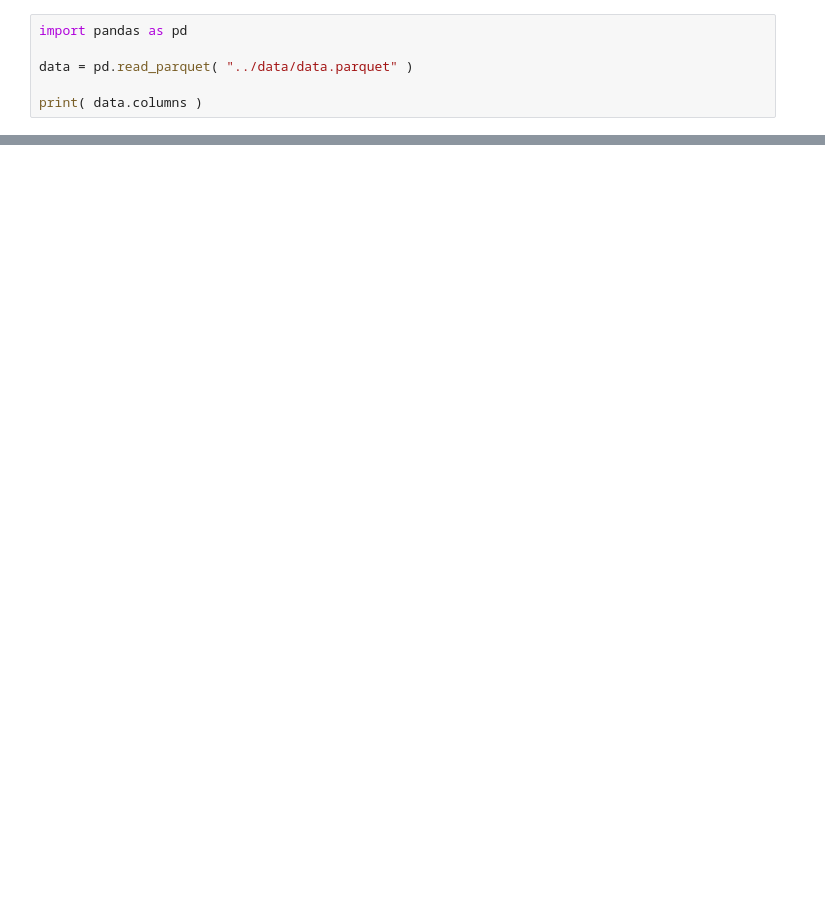
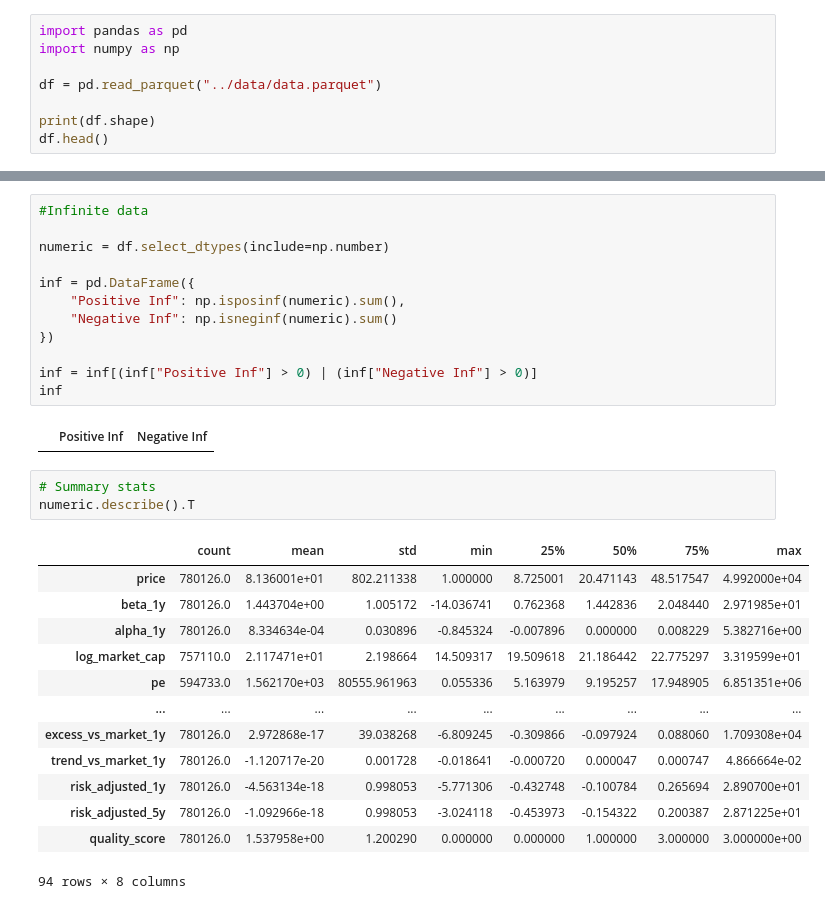
Before and after one commit to CaptainCaswell/COMP440-FinData, a Jupyter notebook: notebooks/clean_data.ipynb, the cells around one changed output, grey strips where cells are left out. Saved outputs shown, nothing was run; the diff lists cells and outputs as text; blank space fills up the shorter version.

Commit message:
Checking for bad data.

```diff
--- a/notebooks/clean_data.ipynb
+++ b/notebooks/clean_data.ipynb
@@ -1,7 +1,9 @@
 # %%
 import pandas as pd
+import numpy as np
 
-data = pd.read_parquet( "../data/data.parquet" )
+df = pd.read_parquet("../data/data.parquet")
 
-print( data.columns )
+print(df.shape)
+df.head()
 # %% [output]
@@ -24,0 +45,31 @@ Index(['date', 'ticker', 'price', 'beta_1y', 'alpha_1y', 'sector',
+# %%
+#Infinite data
+
+numeric = df.select_dtypes(include=np.number)
+
+inf = pd.DataFrame({
+    "Positive Inf": np.isposinf(numeric).sum(),
+    "Negative Inf": np.isneginf(numeric).sum()
+})
+
+inf = inf[(inf["Positive Inf"] > 0) | (inf["Negative Inf"] > 0)]
+inf
+# %% [output]
+|  | Positive Inf | Negative Inf |
+# %%
+# Summary stats
+numeric.describe().T
+# %% [output]
+|  | count | mean | std | min | 25% | 50% | 75% | max |
+| price | 780126.0 | 8.136001e+01 | 802.211338 | 1.000000 | 8.725001 | 20.471143 | 48.517547 | 4.992000e+04 |
+| beta_1y | 780126.0 | 1.443704e+00 | 1.005172 | -14.036741 | 0.762368 | 1.442836 | 2.048440 | 2.971985e+01 |
+| alpha_1y | 780126.0 | 8.334634e-04 | 0.030896 | -0.845324 | -0.007896 | 0.000000 | 0.008229 | 5.382716e+00 |
+| log_market_cap | 757110.0 | 2.117471e+01 | 2.198664 | 14.509317 | 19.509618 | 21.186442 | 22.775297 | 3.319599e+01 |
+| pe | 594733.0 | 1.562170e+03 | 80555.961963 | 0.055336 | 5.163979 | 9.195257 | 17.948905 | 6.851351e+06 |
+| ... | ... | ... | ... | ... | ... | ... | ... | ... |
+| excess_vs_market_1y | 780126.0 | 2.972868e-17 | 39.038268 | -6.809245 | -0.309866 | -0.097924 | 0.088060 | 1.709308e+04 |
+| trend_vs_market_1y | 780126.0 | -1.120717e-20 | 0.001728 | -0.018641 | -0.000720 | 0.000047 | 0.000747 | 4.866664e-02 |
+| risk_adjusted_1y | 780126.0 | -4.563134e-18 | 0.998053 | -5.771306 | -0.432748 | -0.100784 | 0.265694 | 2.890700e+01 |
+| risk_adjusted_5y | 780126.0 | -1.092966e-18 | 0.998053 | -3.024118 | -0.453973 | -0.154322 | 0.200387 | 2.871225e+01 |
+| quality_score | 780126.0 | 1.537958e+00 | 1.200290 | 0.000000 | 0.000000 | 1.000000 | 3.000000 | 3.000000e+00 |
+94 rows × 8 columns
```
Also changed, not shown: parts of 9 cells of this notebook.
